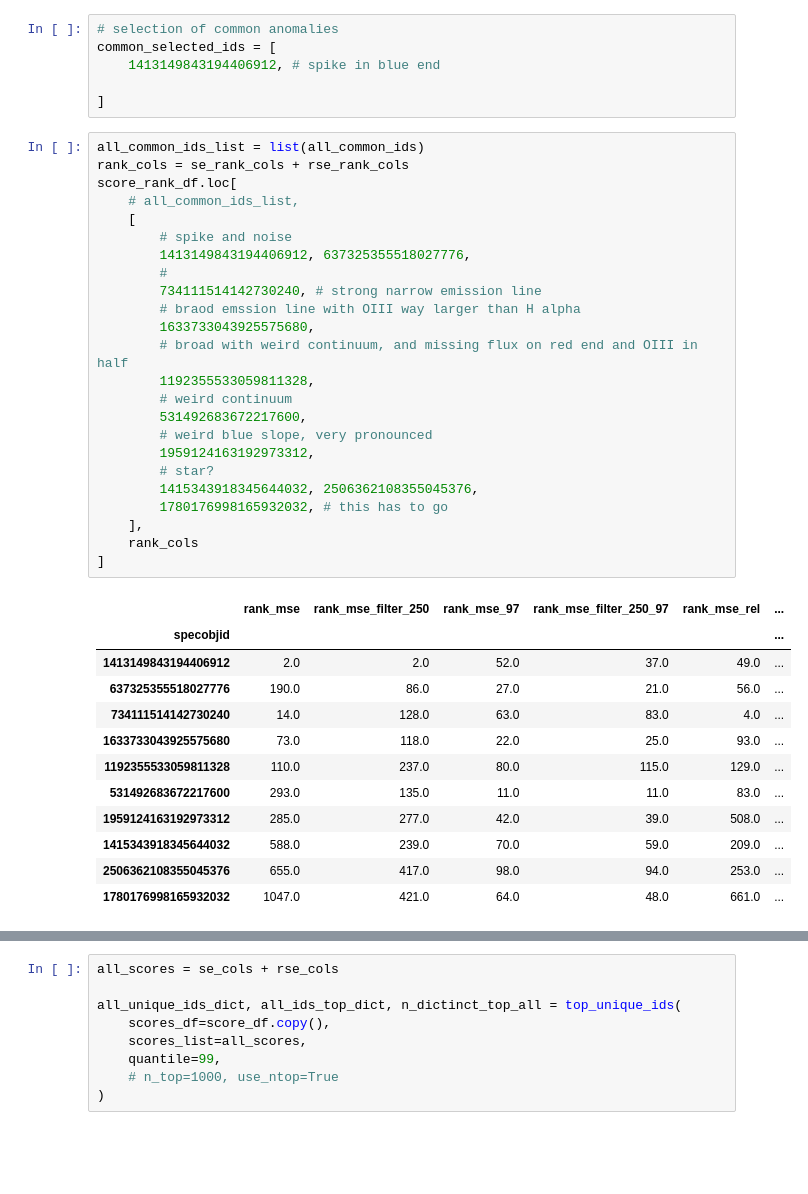
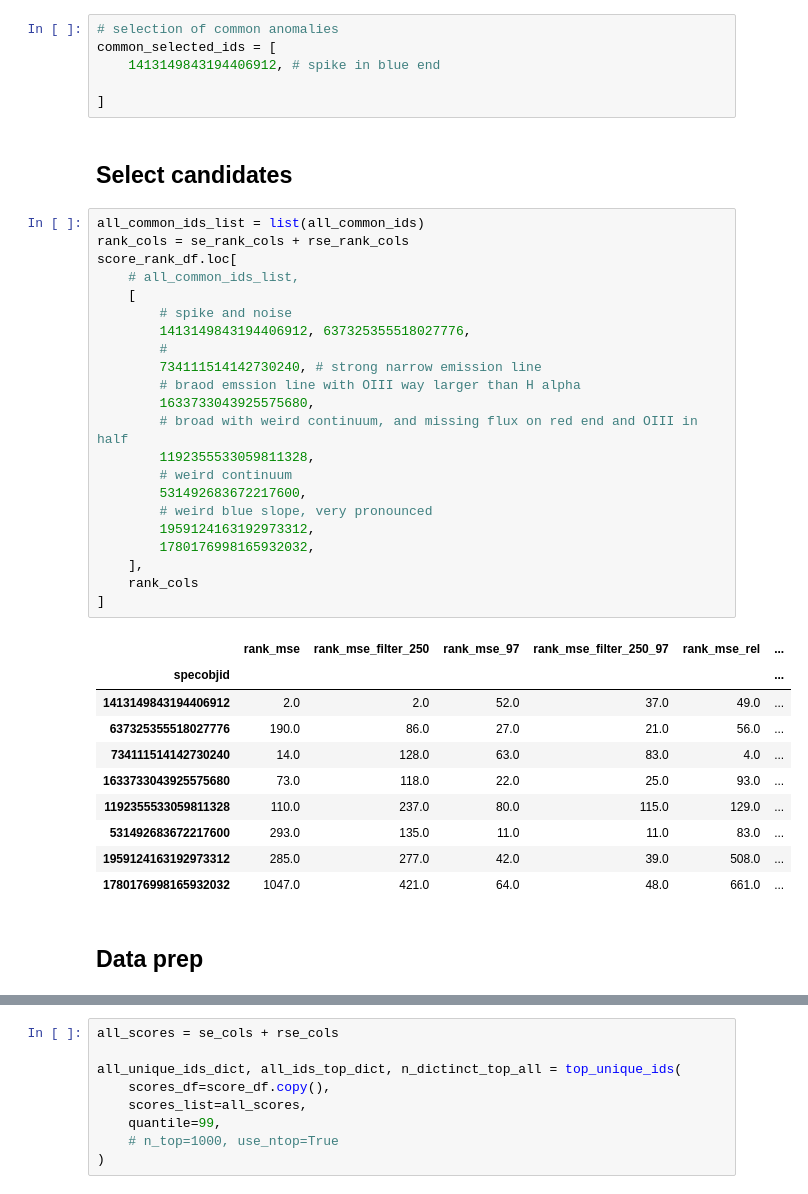
Before and after one commit to ed-ortizm/anomaly, a Jupyter notebook: thesis/residual_based_scores/bin_03/03_median_spec_overlap_divergence_bin3.ipynb, the cells around one changed output, grey strips where cells are left out. Saved outputs shown, nothing was run; the diff lists cells and outputs as text; blank space fills up the shorter version.

```diff
--- a/thesis/residual_based_scores/bin_03/03_median_spec_overlap_divergence_bin3.ipynb
+++ b/thesis/residual_based_scores/bin_03/03_median_spec_overlap_divergence_bin3.ipynb
@@ -297,40 +527,40 @@ common_selected_ids = [
     1413149843194406912, # spike in blue end
 
 ]
+# %% [markdown]
+## Select candidates
 # %%
 all_common_ids_list = list(all_common_ids)
 rank_cols = se_rank_cols + rse_rank_cols
 score_rank_df.loc[
     # all_common_ids_list,
     [
         # spike and noise
         1413149843194406912, 637325355518027776,
         #
         734111514142730240, # strong narrow emission line
         # braod emssion line with OIII way larger than H alpha
         1633733043925575680,
         # broad with weird continuum, and missing flux on red end and OIII in half
         1192355533059811328,
         # weird continuum
         531492683672217600,
         # weird blue slope, very pronounced
         1959124163192973312,
-        # star?
-        1415343918345644032, 2506362108355045376,
-        1780176998165932032, # this has to go
+        1780176998165932032,
     ],
     rank_cols
 ]
 # %% [output]
 |  | rank_mse | rank_mse_filter_250 | rank_mse_97 | rank_mse_filter_250_97 | rank_mse_rel | ... |
 | specobjid |  |  |  |  |  | ... |
 | 1413149843194406912 | 2.0 | 2.0 | 52.0 | 37.0 | 49.0 | ... |
 | 637325355518027776 | 190.0 | 86.0 | 27.0 | 21.0 | 56.0 | ... |
 | 734111514142730240 | 14.0 | 128.0 | 63.0 | 83.0 | 4.0 | ... |
 | 1633733043925575680 | 73.0 | 118.0 | 22.0 | 25.0 | 93.0 | ... |
 | 1192355533059811328 | 110.0 | 237.0 | 80.0 | 115.0 | 129.0 | ... |
 | 531492683672217600 | 293.0 | 135.0 | 11.0 | 11.0 | 83.0 | ... |
 | 1959124163192973312 | 285.0 | 277.0 | 42.0 | 39.0 | 508.0 | ... |
-| 1415343918345644032 | 588.0 | 239.0 | 70.0 | 59.0 | 209.0 | ... |
-| 2506362108355045376 | 655.0 | 417.0 | 98.0 | 94.0 | 253.0 | ... |
 | 1780176998165932032 | 1047.0 | 421.0 | 64.0 | 48.0 | 661.0 | ... |
+# %% [markdown]
+## Data prep
```
Also changed, not shown: parts of 23 cells of this notebook.
